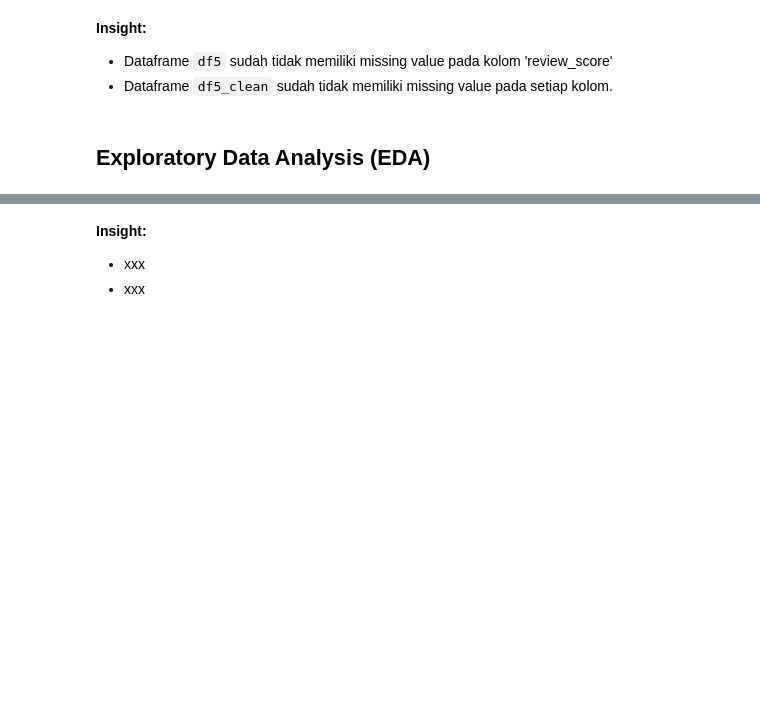
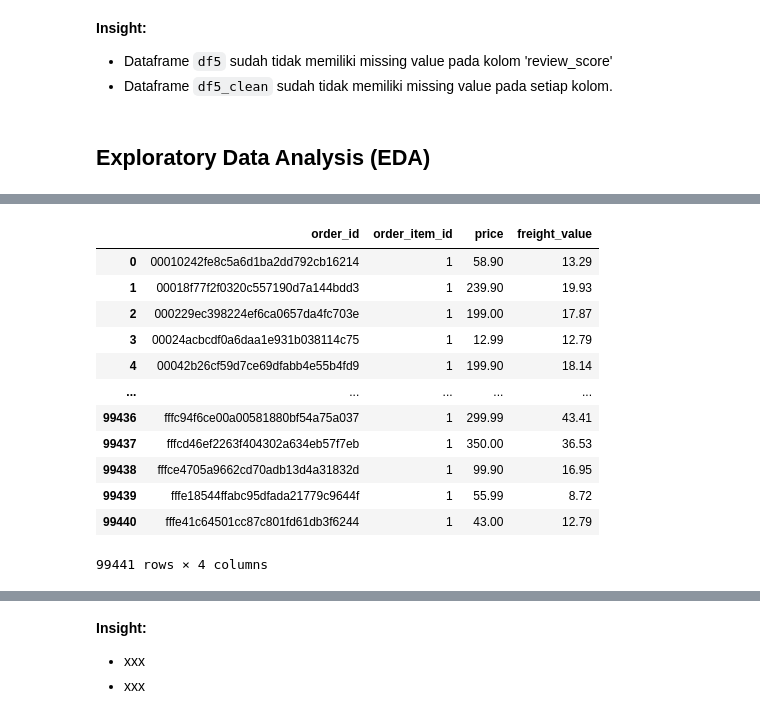
Before and after one commit to f2rra/dicoding, a Jupyter notebook: belajar-analisis-data-dengan-python/Proyek_Analisis_Data.ipynb, the cells around one changed output, grey strips where cells are left out. Drawn from its saved outputs; the diff is of its cells as text; code cells hidden in the pictures; blank space fills up the shorter version.

```diff
--- a/belajar-analisis-data-dengan-python/Proyek_Analisis_Data.ipynb
+++ b/belajar-analisis-data-dengan-python/Proyek_Analisis_Data.ipynb
@@ -1117,0 +1006,16 @@ dtype: int64
+# %%
+df1_1
+# %% [output]
+|  | order_id | order_item_id | price | freight_value |
+| 0 | 00010242fe8c5a6d1ba2dd792cb16214 | 1 | 58.90 | 13.29 |
+| 1 | 00018f77f2f0320c557190d7a144bdd3 | 1 | 239.90 | 19.93 |
+| 2 | 000229ec398224ef6ca0657da4fc703e | 1 | 199.00 | 17.87 |
+| 3 | 00024acbcdf0a6daa1e931b038114c75 | 1 | 12.99 | 12.79 |
+| 4 | 00042b26cf59d7ce69dfabb4e55b4fd9 | 1 | 199.90 | 18.14 |
+| ... | ... | ... | ... | ... |
+| 99436 | fffc94f6ce00a00581880bf54a75a037 | 1 | 299.99 | 43.41 |
+| 99437 | fffcd46ef2263f404302a634eb57f7eb | 1 | 350.00 | 36.53 |
+| 99438 | fffce4705a9662cd70adb13d4a31832d | 1 | 99.90 | 16.95 |
+| 99439 | fffe18544ffabc95dfada21779c9644f | 1 | 55.99 | 8.72 |
+| 99440 | fffe41c64501cc87c801fd61db3f6244 | 1 | 43.00 | 12.79 |
+99441 rows × 4 columns
```
Also changed, not shown: parts of 37 cells of this notebook.
